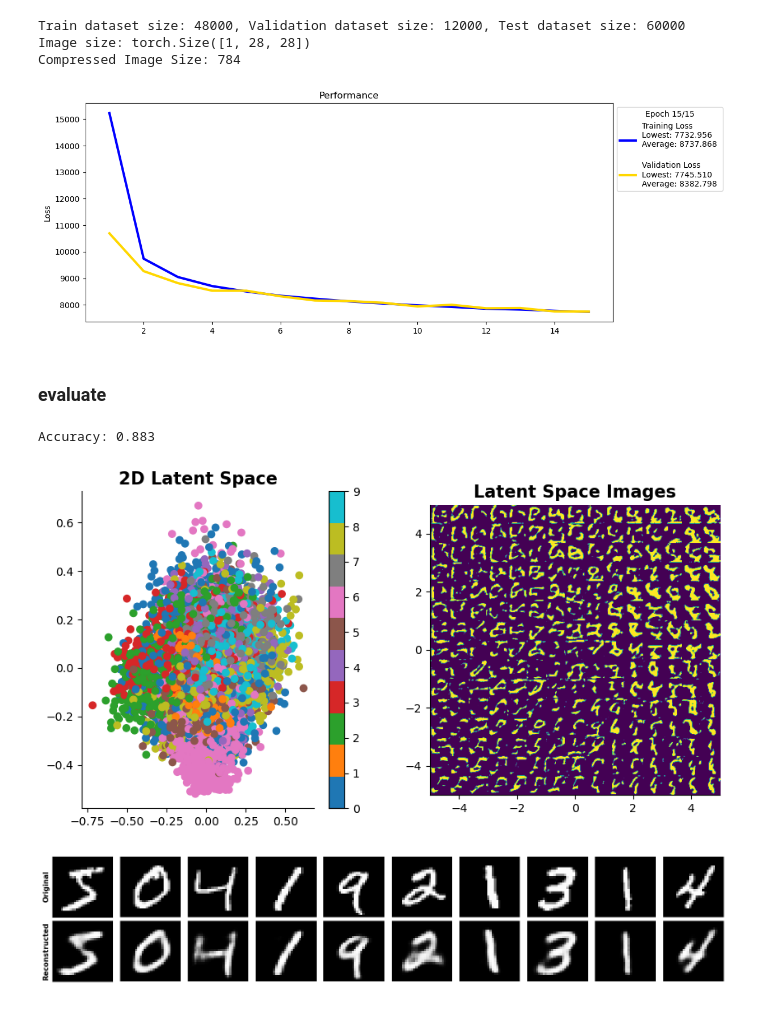
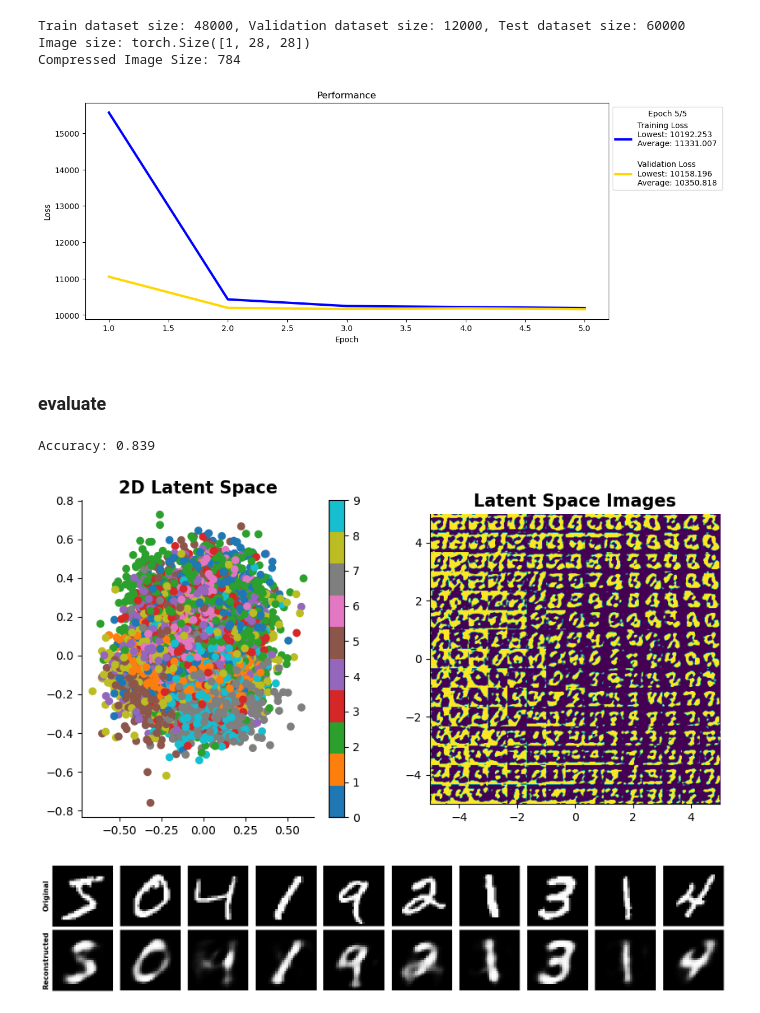
Before and after one commit to emmabacarra/cmbresearch, a Jupyter notebook: autoencoder practice/my convolutional vae.ipynb, the cells around one changed output. Cells and saved outputs as stored; diff of their text form; code cells hidden in the pictures.

```diff
--- a/autoencoder practice/my convolutional vae.ipynb
+++ b/autoencoder practice/my convolutional vae.ipynb
@@ -203,20 +203,20 @@ Compressed Image Size: 784
 # %%
 model = ConvVAE(
             image_channels=1,  # setting to 1 since the images are grayscale
             init_channels=8,
             kernel_size=14,
             padding=12,
             latent_dim=16,
-            leak=0.8, drop=0.001,
+            leak=0.99, drop=0.01,
             stochastic=True
         ).to(device)
 nnet = net(model, train_loader, val_loader, test_loader, batch_size, linear=False);
 
 optimizer = Adam(model.parameters(), lr=0.001, weight_decay=1e-10);
 
-nnet.train(optimizer=optimizer, epochs=15, x_dim=img_size, lsfn=loss_function)
+nnet.train(optimizer=optimizer, epochs=5, x_dim=img_size, lsfn=loss_function)
 # %% [output]
-[figure, old version]
+[figure, new version]
 # %% [markdown]
 ### evaluate
 # %%
@@ -238,6 +238,6 @@ sns.despine()
 
 nnet.pgen(test_loader, num_images=10)
 # %% [output]
-Accuracy: 0.883
+Accuracy: 0.839
-[figure, old version]
+[figure, new version]
-[figure, old version]
+[figure, new version]
```
Also changed, not shown: 1 other file.
